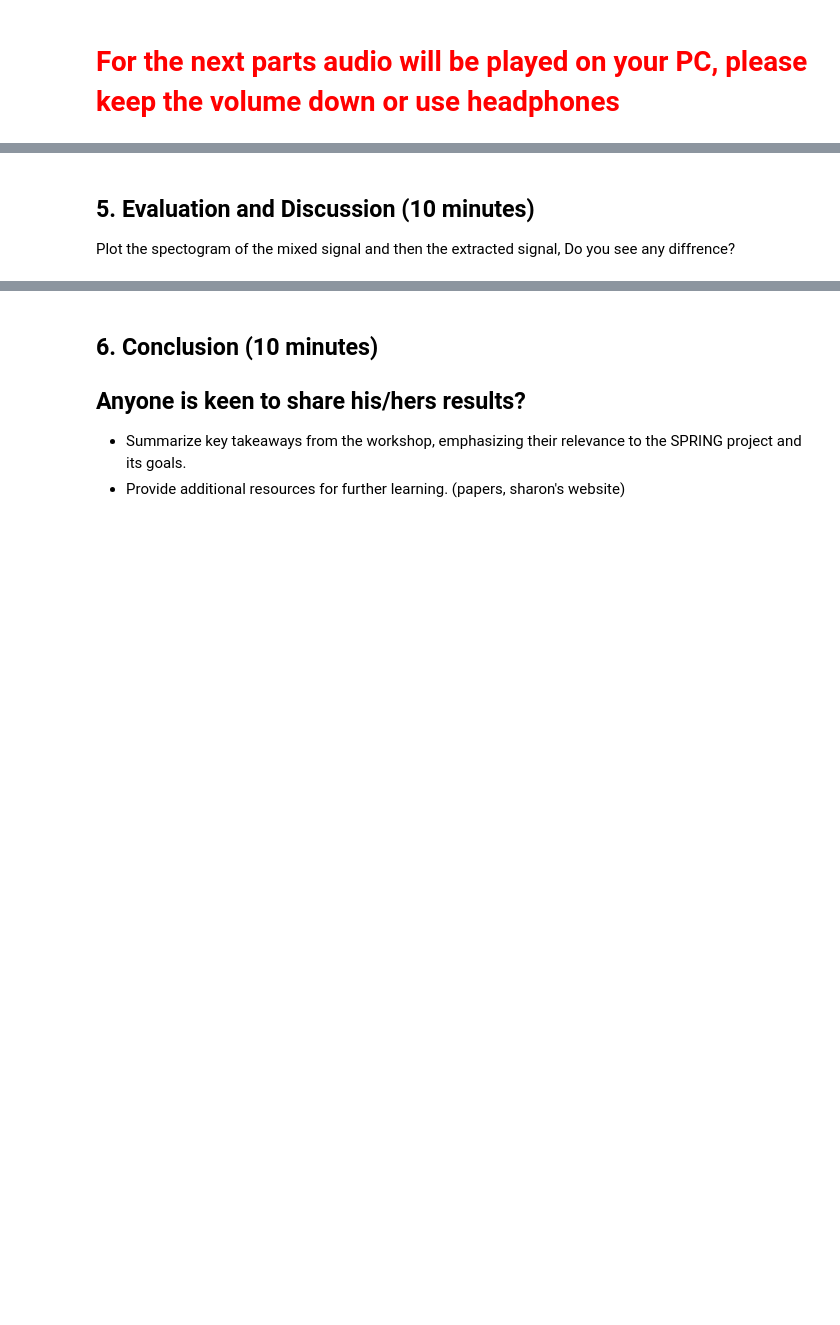
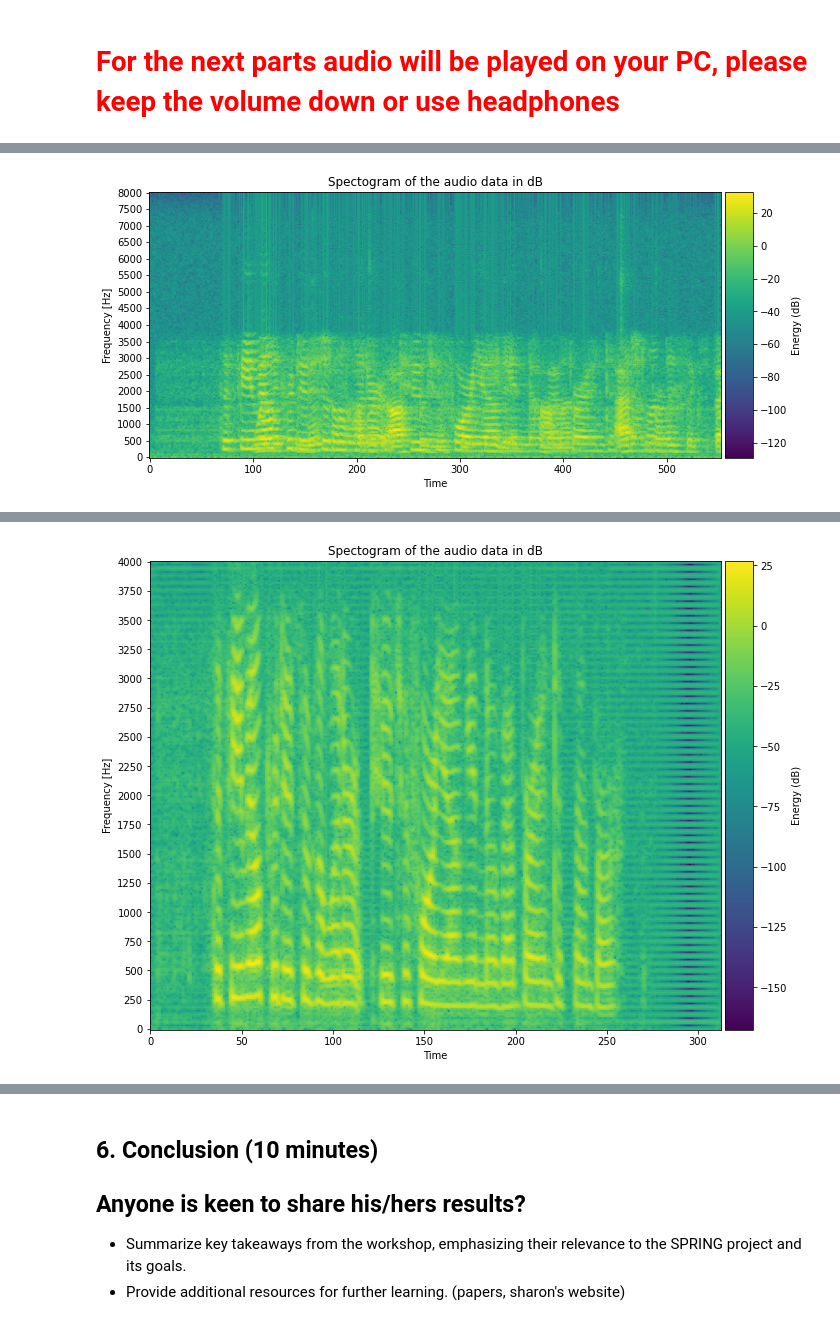
Before and after one commit to Acoustic-Lab-BIU/speaker_extraction_workshop, a Jupyter notebook: workshop.ipynb, the cells around one changed output, grey strips where cells are left out. Saved outputs shown, nothing was run; the diff lists cells and outputs as text; code cells hidden in the pictures; blank space fills up the shorter version.

```diff
--- a/workshop.ipynb
+++ b/workshop.ipynb
@@ -127,8 +136,13 @@ The sampling rate is important for proccesing and playback as well, playing the
 # <span style="color:red"> For the next parts audio will be played on your PC, please keep the volume down or use headphones </span>
 # %%
 import IPython.display as ipd
+import torch
 print('Audio with correct sample rate')
-ipd.Audio(samples,rate=sr)
+def display_audio(samples,sr):
+    if torch.is_tensor(samples):
+        samples= samples.detach().numpy()
+    ipd.display(ipd.Audio(samples,rate=sr))
+display_audio(samples,sr)
 # %% [output]
 Audio with correct sample rate
 [interactive output not drawn]
@@ -220,12 +241,26 @@ TDL:
 # %%
 # Because working with pytorch we can load the audio with torchaudio directly to a torch.Tensor
 import torchaudio
 #HINT 1
 #samples_mix, sr = torchaudio.load(path_to_wav)
 
 #HINT 2
-# from speaker_extraction.extraction_model.deliver import Extractor
-# extractor = Extractor()
 
+from speaker_extraction.extraction_model.deliver import Extractor
+extractor = Extractor()
+mix = '/home/bari/workspace/spring_winter_school/speaker_extraction_workshop/speaker_extraction/outputs/mono_s1/mix.wav'
+ref = '/home/bari/workspace/spring_winter_school/speaker_extraction_workshop/speaker_extraction/outputs/mono_s1/ref1.wav'
+mix_vec,sr_mix = torchaudio.load(mix)
+ref_vec,sr_ref = torchaudio.load(ref)
+
+y_hat = extractor.extract_vec(mix_vec,sr_mix,ref_vec,sr_ref)
+plot_spectrogram(mix_vec,sr_mix)
+display_audio(mix_vec,sr_mix)
+plot_spectrogram(y_hat,sr=8000)
+display_audio(y_hat,8000)
+
+# Plot the spectrogram of the mixed signal and then the extracted signal, Do you see any difference?
 
 ####### YOUR CODE HERE #######
+# %% [output]
+[figure, added]
@@ -231,0 +268 @@ import torchaudio
+[figure, added]
@@ -232,4 +269,0 @@ import torchaudio
-# %% [markdown]
-## 5. Evaluation and Discussion (10 minutes)
-
-Plot the spectogram of the mixed signal and then the extracted signal, Do you see any diffrence?
```
Also changed, not shown: parts of 20 cells of this notebook, 3 other files.
